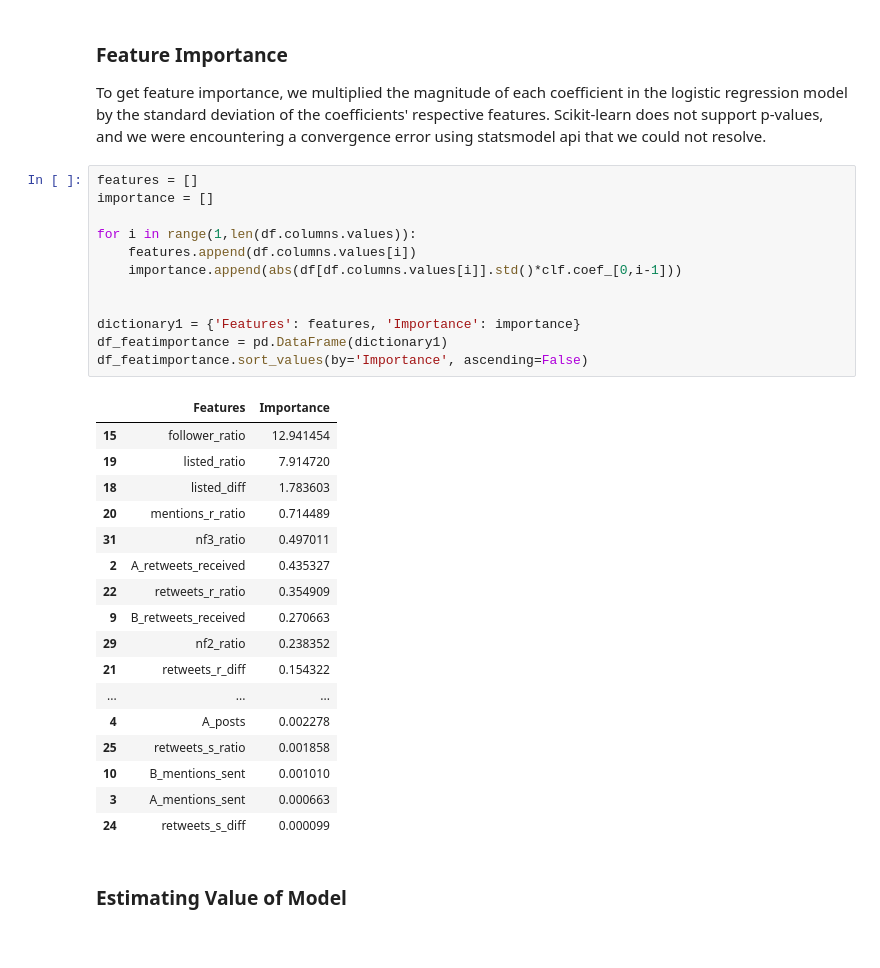
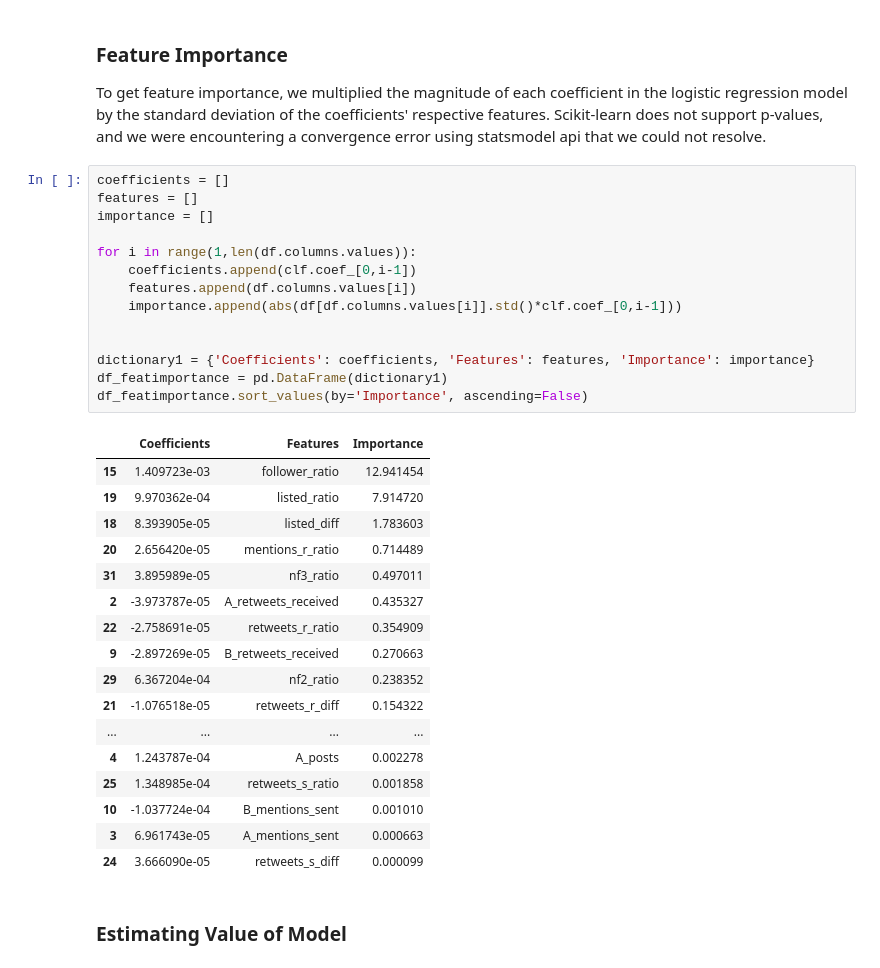
Before and after one commit to JumpLogan/social_media_analytics, a Jupyter notebook: Homework1/Problem1/Problem1.ipynb, the cells around one changed output. Cells and saved outputs as stored; diff of their text form.

```diff
--- a/Homework1/Problem1/Problem1.ipynb
+++ b/Homework1/Problem1/Problem1.ipynb
@@ -89,35 +89,37 @@ accuracy_score(y_test, preds)
 
 To get feature importance, we multiplied the magnitude of each coefficient in the logistic regression model by the standard deviation of the coefficients' respective features.  Scikit-learn does not support p-values, and we were encountering a convergence error using statsmodel api that we could not resolve.
 # %%
+coefficients = []
 features = []
 importance = []
 
 for i in range(1,len(df.columns.values)):
+    coefficients.append(clf.coef_[0,i-1])
     features.append(df.columns.values[i])
     importance.append(abs(df[df.columns.values[i]].std()*clf.coef_[0,i-1]))
 
 
-dictionary1 = {'Features': features, 'Importance': importance}
+dictionary1 = {'Coefficients': coefficients, 'Features': features, 'Importance': importance}
 df_featimportance = pd.DataFrame(dictionary1)
 df_featimportance.sort_values(by='Importance', ascending=False)
 # %% [output]
-|  | Features | Importance |
-| 15 | follower_ratio | 12.941454 |
-| 19 | listed_ratio | 7.914720 |
-| 18 | listed_diff | 1.783603 |
-| 20 | mentions_r_ratio | 0.714489 |
-| 31 | nf3_ratio | 0.497011 |
-| 2 | A_retweets_received | 0.435327 |
-| 22 | retweets_r_ratio | 0.354909 |
-| 9 | B_retweets_received | 0.270663 |
-| 29 | nf2_ratio | 0.238352 |
-| 21 | retweets_r_diff | 0.154322 |
-| ... | ... | ... |
-| 4 | A_posts | 0.002278 |
-| 25 | retweets_s_ratio | 0.001858 |
-| 10 | B_mentions_sent | 0.001010 |
-| 3 | A_mentions_sent | 0.000663 |
-| 24 | retweets_s_diff | 0.000099 |
+|  | Coefficients | Features | Importance |
+| 15 | 1.409723e-03 | follower_ratio | 12.941454 |
+| 19 | 9.970362e-04 | listed_ratio | 7.914720 |
+| 18 | 8.393905e-05 | listed_diff | 1.783603 |
+| 20 | 2.656420e-05 | mentions_r_ratio | 0.714489 |
+| 31 | 3.895989e-05 | nf3_ratio | 0.497011 |
+| 2 | -3.973787e-05 | A_retweets_received | 0.435327 |
+| 22 | -2.758691e-05 | retweets_r_ratio | 0.354909 |
+| 9 | -2.897269e-05 | B_retweets_received | 0.270663 |
+| 29 | 6.367204e-04 | nf2_ratio | 0.238352 |
+| 21 | -1.076518e-05 | retweets_r_diff | 0.154322 |
+| ... | ... | ... | ... |
+| 4 | 1.243787e-04 | A_posts | 0.002278 |
+| 25 | 1.348985e-04 | retweets_s_ratio | 0.001858 |
+| 10 | -1.037724e-04 | B_mentions_sent | 0.001010 |
+| 3 | 6.961743e-05 | A_mentions_sent | 0.000663 |
+| 24 | 3.666090e-05 | retweets_s_diff | 0.000099 |
 # %% [markdown]
 ### Estimating Value of Model
 # %%
```
Also changed, not shown: parts of 2 cells of this notebook.
